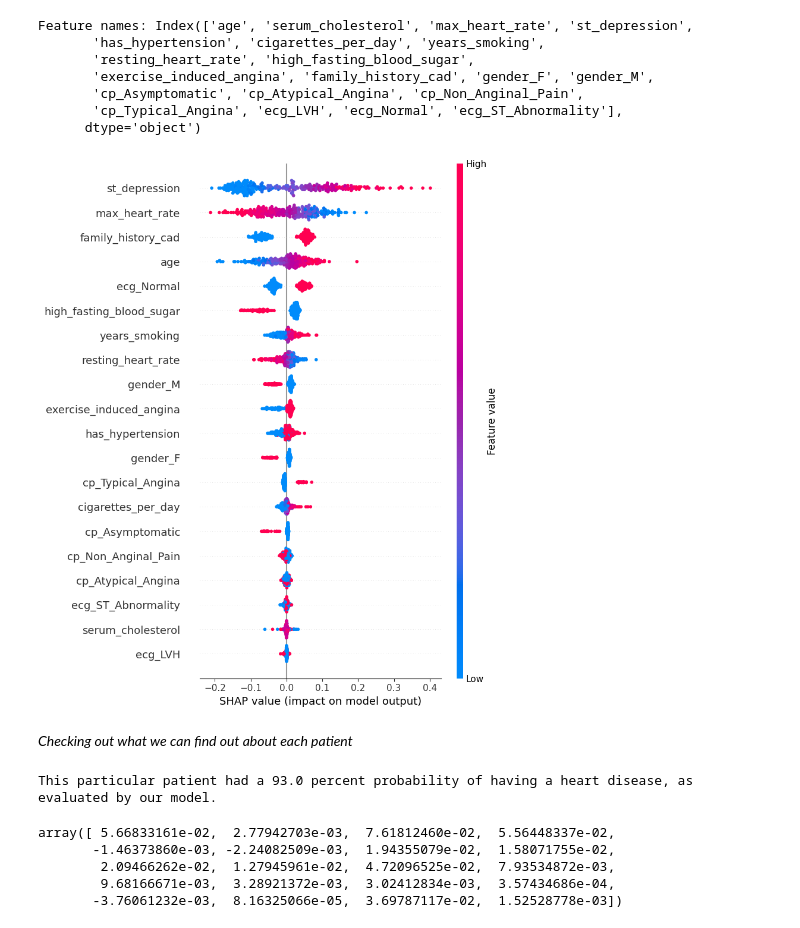
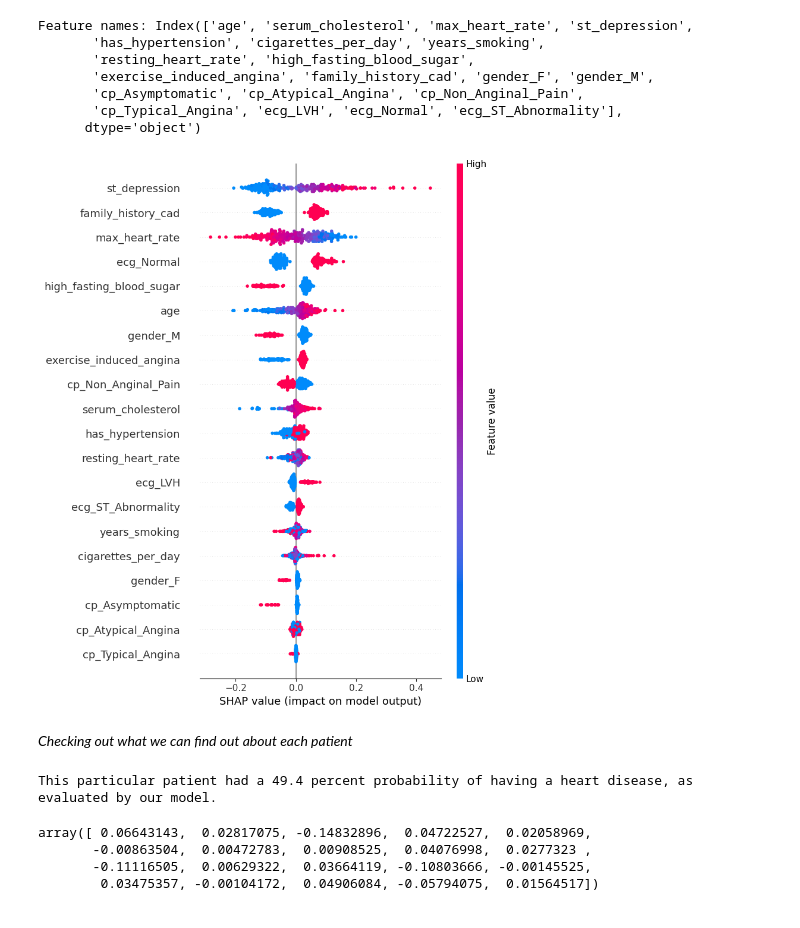
Before and after one commit to KentFre/CDS_CardioVision, a Jupyter notebook: data/04_heart_disease_predictive_analysis.ipynb, the cells around one changed output. Drawn from its saved outputs; the diff is of its cells as text; code cells hidden in the pictures.

```diff
--- a/data/04_heart_disease_predictive_analysis.ipynb
+++ b/data/04_heart_disease_predictive_analysis.ipynb
@@ -234,7 +234,7 @@ def create_nn_model(input_dim):
     model.add(Dropout(0.3))
 
     model.add(Dense(64, activation='relu'))
-    model.add(Dropout(0.3))
+    model.add(Dropout(0.2))
 
     model.add(Dense(32, activation='relu'))
     model.add(Dropout(0.2))
@@ -254,7 +254,7 @@ models = {
         }
     },
     'Random Forest': {
-        'model': RandomForestClassifier(random_state=42),
+        'model': RandomForestClassifier(random_state=RANDOM_SEED),
         'params': {
             'n_estimators': [50, 100],
             'max_depth': [None, 5, 10],
@@ -262,7 +262,7 @@ models = {
         }
     },
     'XGBoost': {
-        'model': XGBClassifier(eval_metric='logloss', random_state=42),
+        'model': XGBClassifier(eval_metric='logloss', random_state=RANDOM_SEED),
         'params': {
             'n_estimators': [50, 100],
             'max_depth': [3, 5],
@@ -285,7 +285,7 @@ models = {
         }
     },
     'Decision Tree': {
-        'model': DecisionTreeClassifier(random_state=42),
+        'model': DecisionTreeClassifier(random_state=RANDOM_SEED),
         'params': {
             'max_depth': [None, 5, 10],
             'min_samples_split': [2, 5],
@@ -299,7 +299,7 @@ models = {
         }
     },
     'Gradient Boosting': {
-        'model': GradientBoostingClassifier(random_state=42),
+        'model': GradientBoostingClassifier(random_state=RANDOM_SEED),
         'params': {
             'n_estimators': [50, 100],
             'learning_rate': [0.01, 0.1],
@@ -307,14 +307,14 @@ models = {
         }
     },
     'AdaBoost': {
-        'model': AdaBoostClassifier(random_state=42, algorithm='SAMME'),
+        'model': AdaBoostClassifier(random_state=RANDOM_SEED, algorithm='SAMME'),
         'params': {
             'n_estimators': [50, 100],
             'learning_rate': [0.01, 0.1, 1]
         }
     },
     'Extra Trees': {
-        'model': ExtraTreesClassifier(random_state=42),
+        'model': ExtraTreesClassifier(random_state=RANDOM_SEED),
         'params': {
             'n_estimators': [50, 100],
             'max_depth': [None, 5, 10],
@@ -323,10 +323,10 @@ models = {
     },
     'Neural Network': {
         # Wrap the model creation function using KerasClassifier from SciKeras
-        'model': KerasClassifier(model=create_nn_model, input_dim=X_train.shape[1], verbose=0, random_state=RANDOM_SEED),
+        'model': KerasClassifier(model=create_nn_model, input_dim=X_train.shape[1], verbose=0),
         'params': {
-            'epochs': [10, 20, 50],
-            'batch_size': [16, 32, 64],
+            'epochs': [10, 20],
+            'batch_size': [32, 64],
             'optimizer': ['adam', 'rmsprop'],
         }
     }
@@ -337,7 +337,7 @@ model_results = {}
 best_estimators = {}
 best_params_dict = {}
 
-stratified_kfold = StratifiedKFold(n_splits=5, shuffle=True, random_state=42)
+stratified_kfold = StratifiedKFold(n_splits=5, shuffle=True, random_state=RANDOM_SEED)
 
 # Perform hyperparameter tuning and evaluation for each model
 for model_name, mp in models.items():
@@ -352,7 +352,7 @@ for model_name, mp in models.items():
     grid_search = GridSearchCV(estimator=model, param_grid=params, cv=stratified_kfold,
                                scoring={'recall': 'recall', 'precision': 'precision', 'roc_auc': 'roc_auc',
                                         'f1': 'f1', 'accuracy': 'accuracy'},
-                               refit='recall', n_jobs=-1)
+                               refit='roc_auc', n_jobs=-1)
     grid_search.fit(X_train, y_train)
 
     t_end = time.time()
@@ -643,36 +663,36 @@ best_model = best_estimators[best_model_name]
 X_train_subset = X_train[:]
 
 # If the model is a KerasClassifier, extract the underlying Keras model
 if isinstance(best_model, KerasClassifier):
     # Extract the Keras model from the SciKeras wrapper
     keras_model = best_model.model_
 else:
     keras_model = best_model
 
 # Initialize SHAP explainer
-if best_model_name in ['Random Forest', 'XGBoost', 'Decision Tree', 'Gradient Boosting', 'AdaBoost', 'Extra Trees']:
+if best_model_name in ['Random Forest', 'XGBoost', 'Decision Tree', 'Gradient Boosting', 'Extra Trees']:
     explainer = shap.TreeExplainer(best_model)
     shap_values = explainer.shap_values(X_train)
-elif best_model_name in ['Logistic Regression', 'Support Vector Machine', 'K-Nearest Neighbors', 'Naive Bayes']:
+elif best_model_name in ['Logistic Regression', 'Support Vector Machine', 'K-Nearest Neighbors', 'Naive Bayes', 'AdaBoost']:
     explainer = shap.KernelExplainer(best_model.predict_proba, X_train)
     shap_values = explainer.shap_values(X_train, nsamples=100)
 elif best_model_name == 'Neural Network':
     # Use the extracted Keras model for SHAP
     explainer = shap.DeepExplainer(keras_model, X_train_subset)
     shap_values = explainer.shap_values(X_train_subset)
     shap_values = np.squeeze(shap_values)
 else:
     print(f"SHAP analysis not supported for {best_model_name}.")
     shap_values = None
 
 # Plot the SHAP summary plot
 if shap_values is not None:
 
     shap.summary_plot(shap_values, features=X_train_subset, feature_names=feature_names)
 else:
     print(f"SHAP analysis not supported for {best_model_name}.")
 # %% [output]
-[figure, old version]
+[figure, new version]
 # %% [markdown]
 *Checking out what we can find out about each patient*
 # %%
@@ -686,7 +706,7 @@ print(
     "of having a heart disease, as evaluated by our model." % (100 * predicted_probabilities[0][1])
 )
 # %% [output]
-This particular patient had a 93.0 percent probability of having a heart disease, as evaluated by our model.
+This particular patient had a 49.4 percent probability of having a heart disease, as evaluated by our model.
 # %%
 # Change the dimensions of the shap_values / Just take the positive predicition part
 shap_values_patient = explainer.shap_values(X_test[0].reshape(1, -1))
@@ -694,11 +714,10 @@ shap_values_patient = np.squeeze(shap_values_patient)
 
 shap_values_patient
 # %% [output]
-array([ 5.66833161e-02,  2.77942703e-03,  7.61812460e-02,  5.56448337e-02,
-       -1.46373860e-03, -2.24082509e-03,  1.94355079e-02,  1.58071755e-02,
-        2.09466262e-02,  1.27945961e-02,  4.72096525e-02,  7.93534872e-03,
-        9.68166671e-03,  3.28921372e-03,  3.02412834e-03,  3.57434686e-04,
-       -3.76061232e-03,  8.16325066e-05,  3.69787117e-02,  1.52528778e-03])
+array([ 0.06643143,  0.02817075, -0.14832896,  0.04722527,  0.02058969,
+       -0.00863504,  0.00472783,  0.00908525,  0.04076998,  0.0277323 ,
+       -0.11116505,  0.00629322,  0.03664119, -0.10803666, -0.00145525,
+        0.03475357, -0.00104172,  0.04906084, -0.05794075,  0.01564517])
 # %%
 # Select patient
 patient_number = 4
```
Also changed, not shown: parts of 7 cells of this notebook, 3 other files.
